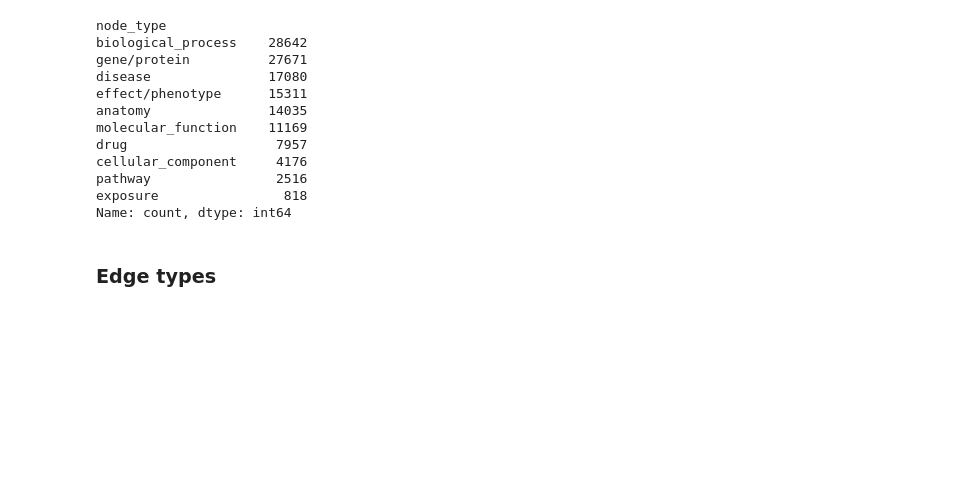
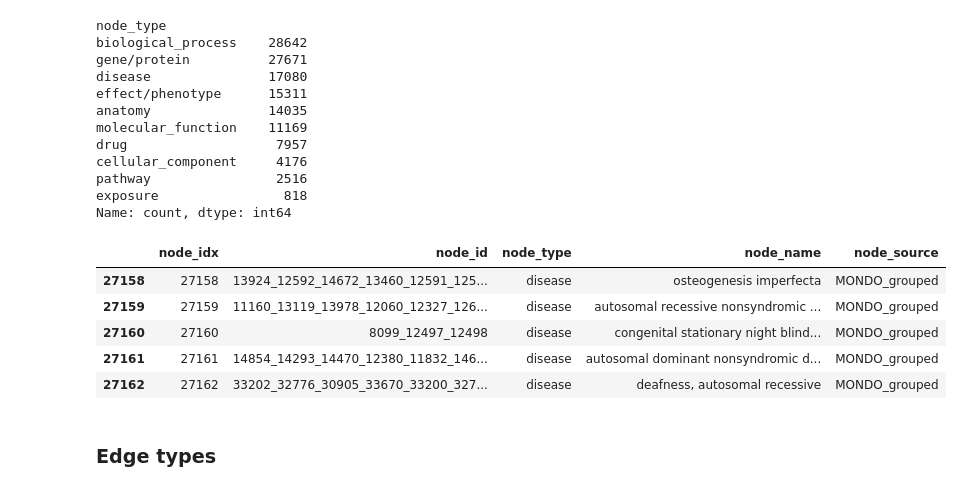
Before and after one commit to LuciaMellini/PatientKG, a Jupyter notebook: code/PrimeKG_Analysis/PrimeKGAnalysis.ipynb, the cells around one changed output. Cells and saved outputs as stored; diff of their text form; code cells hidden in the pictures; blank space fills up the shorter version.

```diff
--- a/code/PrimeKG_Analysis/PrimeKGAnalysis.ipynb
+++ b/code/PrimeKG_Analysis/PrimeKGAnalysis.ipynb
@@ -94,6 +111,15 @@ cellular_component     4176
 pathway                2516
 exposure                818
 Name: count, dtype: int64
+# %%
+nodes[nodes['node_type'] == 'disease'].head()
+# %% [output]
+|  | node_idx | node_id | node_type | node_name | node_source |
+| 27158 | 27158 | 13924_12592_14672_13460_12591_125... | disease | osteogenesis imperfecta | MONDO_grouped |
+| 27159 | 27159 | 11160_13119_13978_12060_12327_126... | disease | autosomal recessive nonsyndromic ... | MONDO_grouped |
+| 27160 | 27160 | 8099_12497_12498 | disease | congenital stationary night blind... | MONDO_grouped |
+| 27161 | 27161 | 14854_14293_14470_12380_11832_146... | disease | autosomal dominant nonsyndromic d... | MONDO_grouped |
+| 27162 | 27162 | 33202_32776_30905_33670_33200_327... | disease | deafness, autosomal recessive | MONDO_grouped |
 # %% [markdown]
 ### Edge types
 # %%
```
Also changed, not shown: parts of 8 cells of this notebook, 1 other file.
